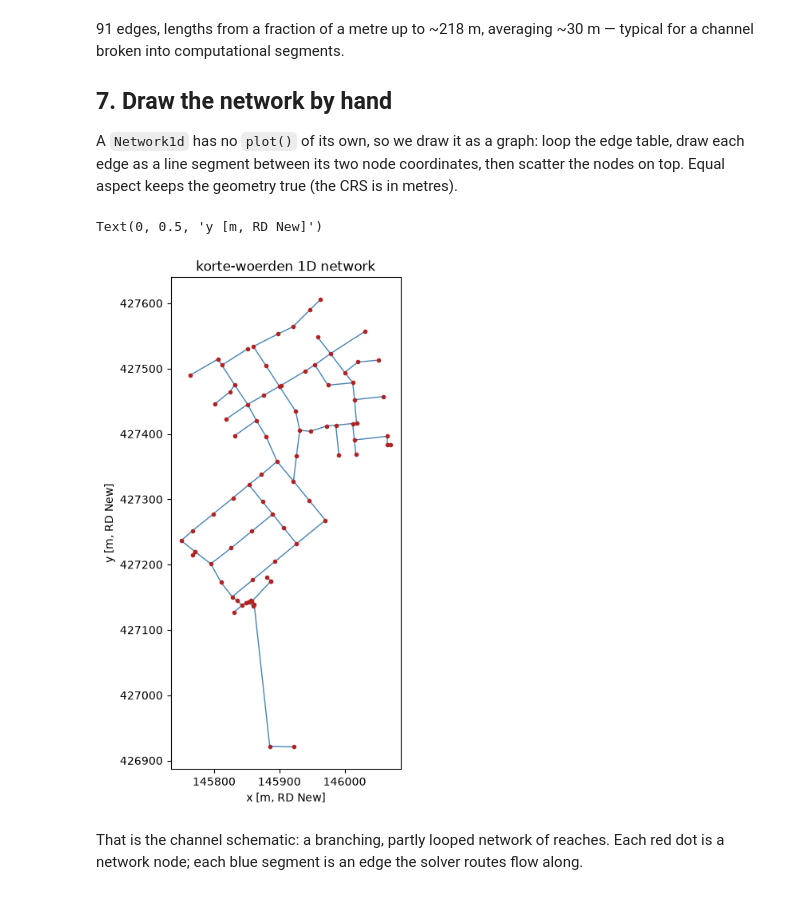
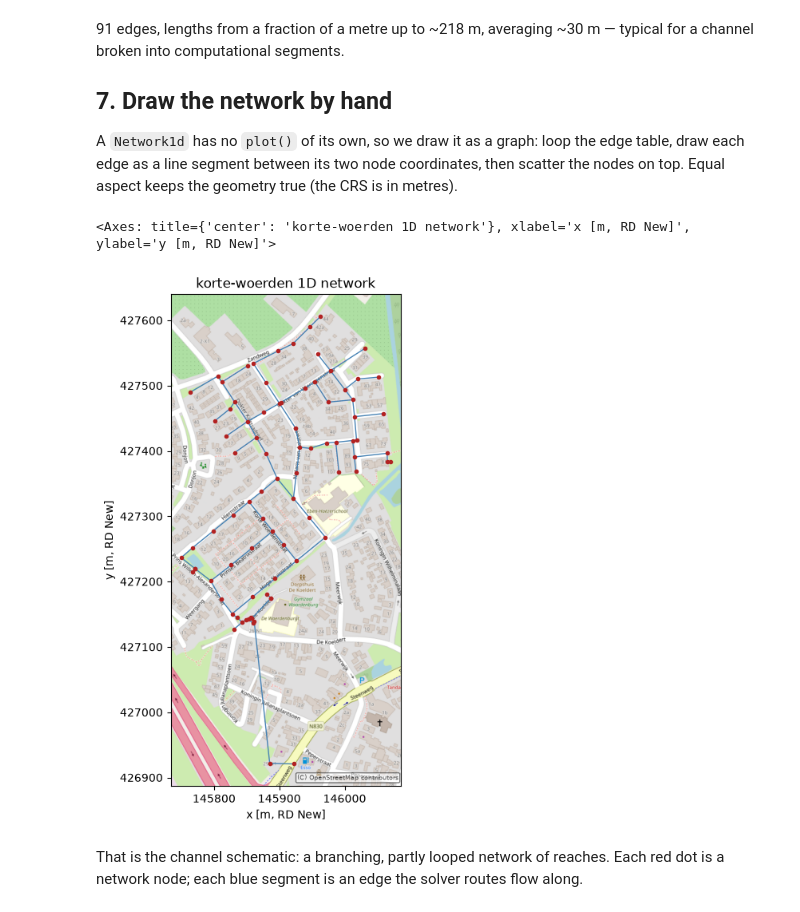
Before and after one commit to serapeum-org/pyramids-mesh, a Jupyter notebook: docs/examples/deltares1d.ipynb, the cells around one changed output. Saved outputs shown, nothing was run; the diff lists cells and outputs as text; code cells hidden in the pictures.

```diff
--- a/docs/examples/deltares1d.ipynb
+++ b/docs/examples/deltares1d.ipynb
@@ -88,18 +88,20 @@ pd.Series(L).describe().round(2).to_frame("edge_length_m")
 
 A `Network1d` has no `plot()` of its own, so we draw it as a graph: loop the edge table, draw each edge as a line segment between its two node coordinates, then scatter the nodes on top. Equal aspect keeps the geometry true (the CRS is in metres).
 # %%
+from cleopatra.basemap.tiles import add_tiles
 node_x, node_y = net.node_x, net.node_y
 enc = net.edge_node_connectivity.data
 fig, ax = plt.subplots(figsize=(6, 8))
 for a, b in enc:
     ax.plot([node_x[a], node_x[b]], [node_y[a], node_y[b]],
             "-", color="steelblue", lw=1.0)
 ax.plot(node_x, node_y, "o", color="firebrick", ms=3)
 ax.set_aspect("equal"); ax.set_title("korte-woerden 1D network")
 ax.set_xlabel("x [m, RD New]"); ax.set_ylabel("y [m, RD New]")
+add_tiles(ax, crs=28992)
 # %% [output]
-Text(0, 0.5, 'y [m, RD New]')
+<Axes: title={'center': 'korte-woerden 1D network'}, xlabel='x [m, RD New]', ylabel='y [m, RD New]'>
-[figure, old version]
+[figure, new version]
 # %% [markdown]
 That is the channel schematic: a branching, partly looped network of reaches. Each red dot is a network node; each blue segment is an edge the solver routes flow along.
 # %% [markdown]
```
Also changed, not shown: parts of 1 cell of this notebook, 2 other files.
